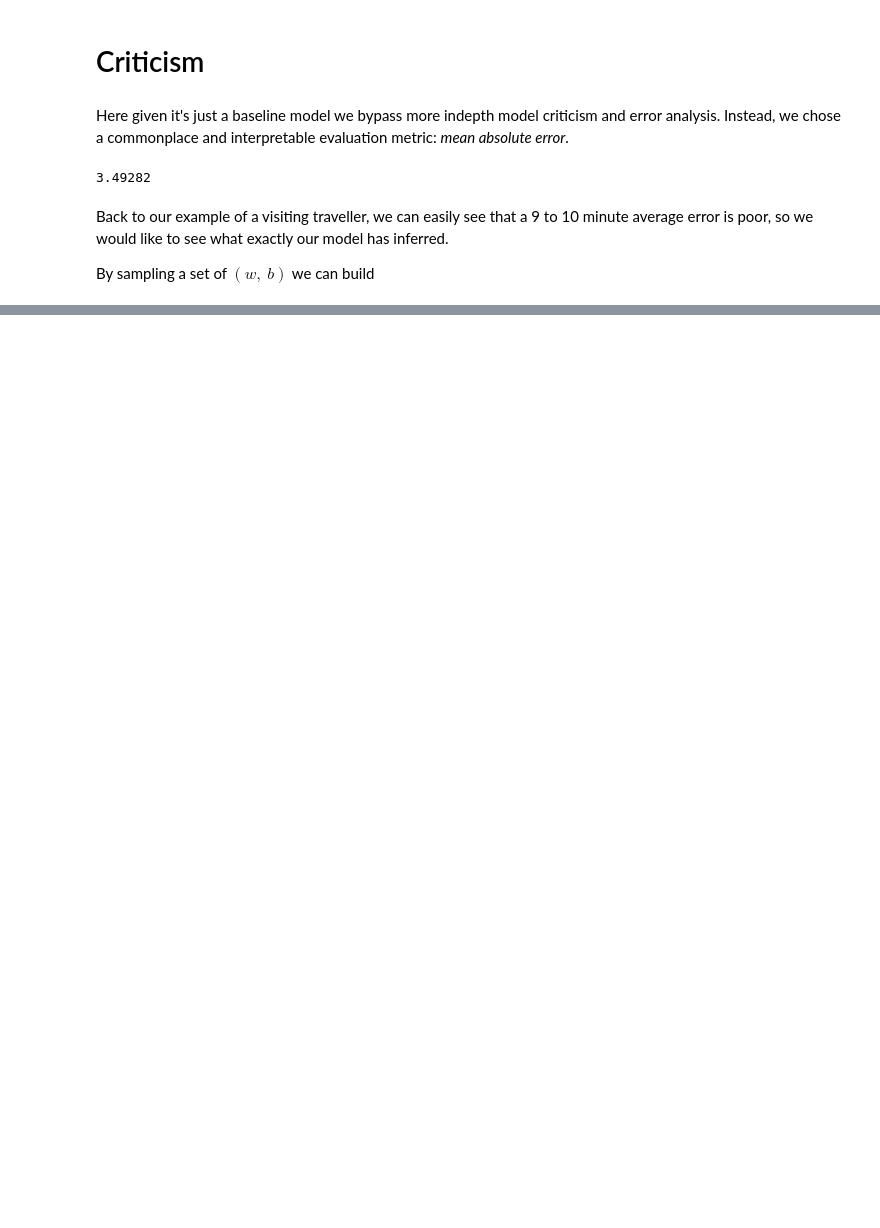
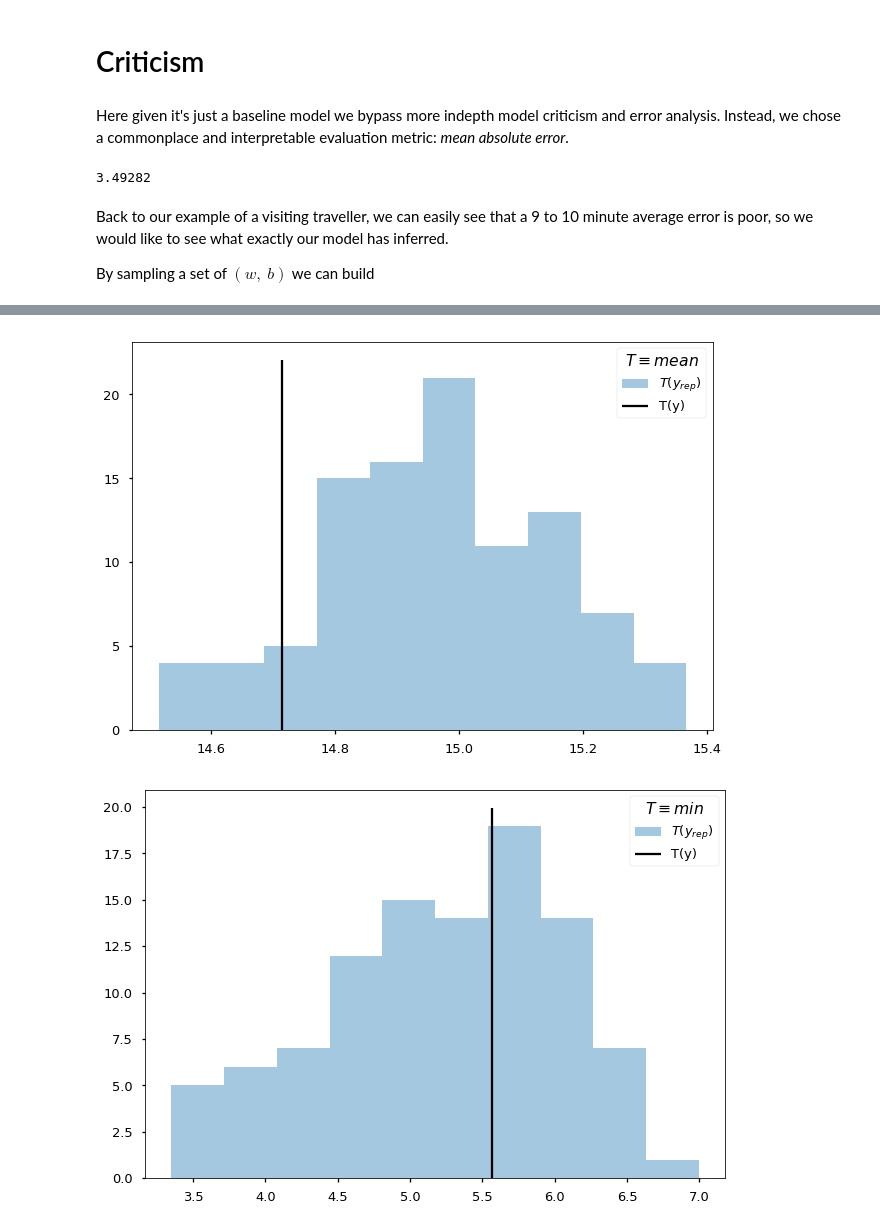
Before and after one commit to colby-j-wise/Probabilistic_Programming, a Jupyter notebook: FinalProject_GLM.ipynb, the cells around one changed output, grey strips where cells are left out. Cells and saved outputs as stored; diff of their text form; code cells hidden in the pictures; blank space fills up the shorter version.

```diff
--- a/FinalProject_GLM.ipynb
+++ b/FinalProject_GLM.ipynb
@@ -165,0 +238,8 @@ visualizations.vis_glm(100, indicator_cols, vis, qw, qb)
+# %%
+N_2, D_2 = x_test_2.shape
+X_eval_2 = tf.placeholder(tf.float32, [N_2, D_2])
+y_posterior_predictive_2 = ed.models.Normal(loc=ed.dot(X_eval_2, qw_2) + qb_2, scale=[1.0])
+print(ed.evaluate("mean_absolute_error",
+            data={X_eval_2: x_test_2.as_matrix(),
+                  y_posterior_predictive_2: np.reshape(y_test_raw.as_matrix(), (y_test_raw.shape[0]))},
+             output_key=y_posterior_predictive_2))
@@ -165,0 +258,41 @@ visualizations.vis_glm(100, indicator_cols, vis, qw, qb)
+# %%
+def T_max_2(data_dict, latent_vars_dict):
+    return tf.reduce_max(data_dict[y_posterior_predictive_2])
+def T_min_2(data_dict, latent_vars_dict):
+    return tf.reduce_min(data_dict[y_posterior_predictive_2])
+def T_mean_2(data_dict, latent_vars_dict):
+    return tf.reduce_mean(data_dict[y_posterior_predictive_2])
+ppc_stats_max_2 = ed.ppc(T_max_2,
+                             data={
+                                 X_eval_2: x_test_2.as_matrix(),
+                                 y_posterior_predictive_2: np.reshape(y_test_raw.as_matrix(), (y_test_raw.shape[0]))
+                             },
+                       latent_vars={w_2: qw_2, b_2: qb_2}
+                      )
+ppc_stats_min_2 = ed.ppc(T_min_2,
+                             data={
+                                 X_eval_2: x_test_2.as_matrix(),
+                                 y_posterior_predictive_2: np.reshape(y_test_raw.as_matrix(), (y_test_raw.shape[0]))
+                             },
+                       latent_vars={w_2: qw_2, b_2: qb_2}
+                      )
+ppc_stats_mean_2 = ed.ppc(T_mean_2,
+                             data={
+                                 X_eval_2: x_test_2.as_matrix(),
+                                 y_posterior_predictive_2: np.reshape(y_test_raw.as_matrix(), (y_test_raw.shape[0]))
+                             },
+                       latent_vars={w_2: qw_2, b_2: qb_2}
+                      )
+
+ed.ppc_stat_hist_plot(ppc_stats_mean_2[1][1], ppc_stats_mean_2[0], stat_name=r'$T \equiv mean$',
+    bins=10)
+plt.show()
+ed.ppc_stat_hist_plot(ppc_stats_min_2[1][1], ppc_stats_min_2[0], stat_name=r'$T \equiv min$',
+    bins=10)
+plt.show()
+ed.ppc_stat_hist_plot(ppc_stats_max_2[1][1], ppc_stats_max_2[0], stat_name=r'$T \equiv max$',
+    bins=10)
+plt.show()
+# %% [output]
+[figure, added]
+[figure, added]
```
Also changed, not shown: parts of 17 cells of this notebook, 1 other file.
